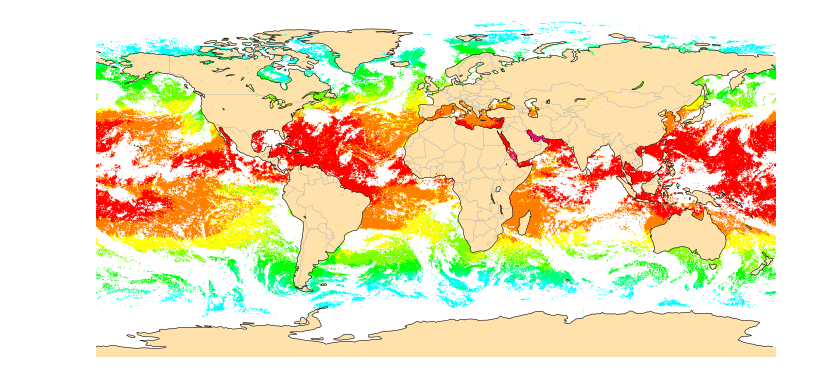
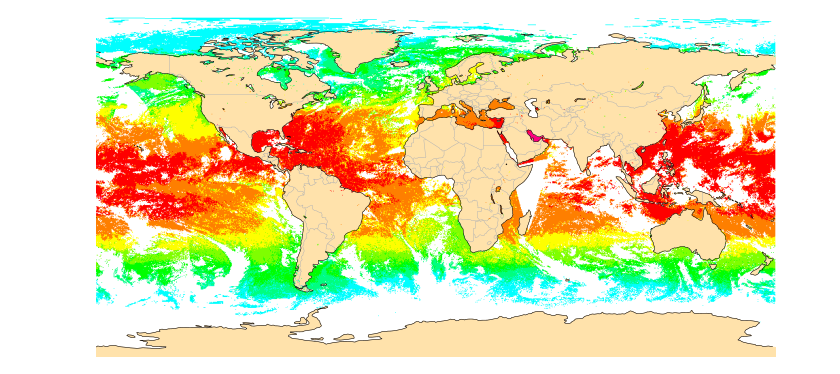
Before and after one commit to ecmwf-lab/climetlab-eumetsat, a Jupyter notebook: notebooks/demo_eumetsat.ipynb, the cells around one changed output. Drawn from its saved outputs; the diff is of its cells as text; code cells hidden in the pictures.

```diff
--- a/notebooks/demo_eumetsat.ipynb
+++ b/notebooks/demo_eumetsat.ipynb
@@ -3,7 +3,12 @@
 # %%
 from climetlab import load_source, plot_map
 
-ds = load_source("eumetsat-datastore", "EO:EUM:DAT:METOP:GLB-SST-NC")
+ds = load_source(
+    "eumetsat-datastore",
+    "EO:EUM:DAT:METOP:GLB-SST-NC",
+    start_date="2016-07-24T00:00:00Z",
+    end_date="2016-07-24T01:00:00Z",
+)
 
 plot_map(
     ds,
@@ -21 +28 @@ plot_map(
-[figure, old version]
+[figure, new version]
```
Also changed, not shown: parts of 1 cell of this notebook, 4 other files.
